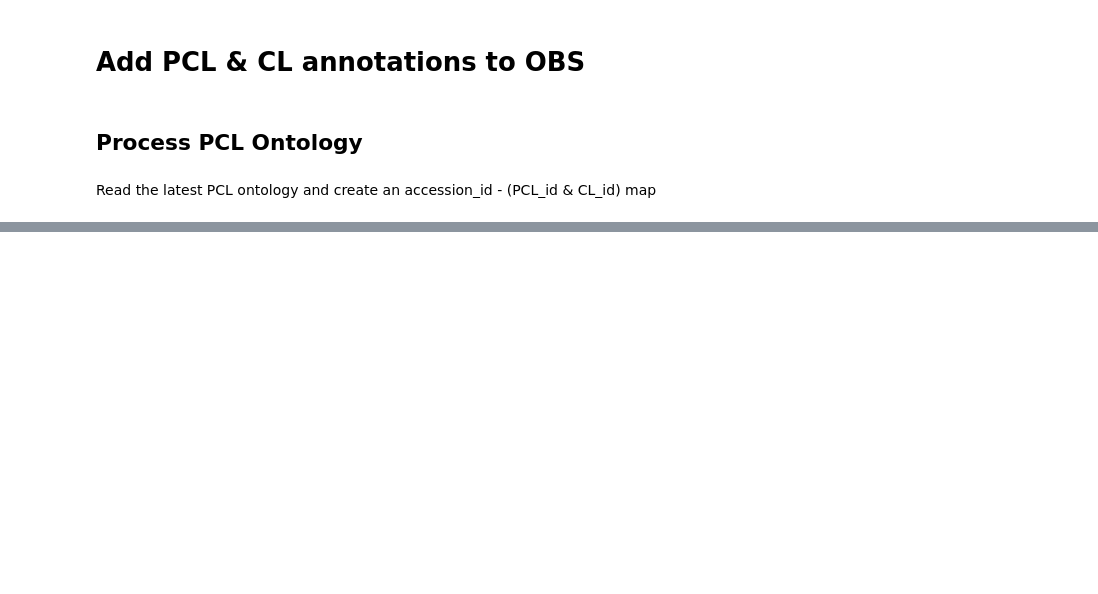
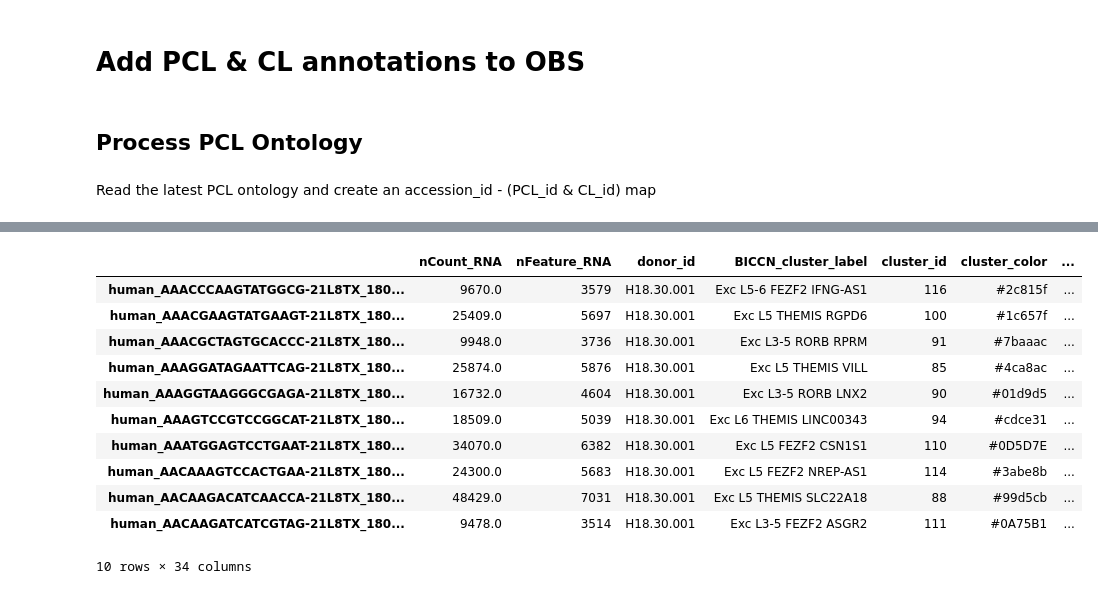
Before and after one commit to hkir-dev/h5ad-annotation, a Jupyter notebook: BDSO-multi-species-correlation.ipynb, the cells around one changed output, grey strips where cells are left out. Saved outputs shown, nothing was run; the diff lists cells and outputs as text; code cells hidden in the pictures; blank space fills up the shorter version.

```diff
--- a/BDSO-multi-species-correlation.ipynb
+++ b/BDSO-multi-species-correlation.ipynb
@@ -399,0 +403,3 @@ pcl_mapping["CS202002013_1"]
+# %%
+accession_to_sample = df.set_index("sample_name")
+accession_to_sample.head(5)
@@ -399,0 +414,15 @@ pcl_mapping["CS202002013_1"]
+# %%
+def add_cl_id(row):
+    cl_id = ""
+    # search barcode in the inverse table and get related accession_ids (0 or 1 result)
+    if row.name in accession_to_sample.index:
+        samples = accession_to_sample.loc[row.name]
+        links = samples[samples["type"] == "Cell Type"].accession_id.unique().tolist()
+        if links:
+            accession_id = links[0]
+            cl_id = str(pcl_mapping[accession_id]["cl_id"]).replace("http://purl.obolibrary.org/obo/CL_", "CL:")
+    return cl_id
+
+print(ann_data_excitory.obs.shape)
+cl_id_column = ann_data_excitory.obs.apply(lambda row: add_cl_id(row), axis=1)
+cl_id_column.head(5)
@@ -399,0 +437,15 @@ pcl_mapping["CS202002013_1"]
+# %%
+def add_cl_label(row):
+    cl_label = ""
+    # search barcode in the inverse table and get related accession_ids (0 or 1 result)
+    if row.name in accession_to_sample.index:
+        samples = accession_to_sample.loc[row.name]
+        links = samples[samples["type"] == "Cell Type"].accession_id.unique().tolist()
+        if links:
+            accession_id = links[0]
+            cl_label = str(pcl_mapping[accession_id]["cl_label"]).strip()
+    return cl_label
+
+print(ann_data_excitory.obs.shape)
+cl_label_column = ann_data_excitory.obs.apply(lambda row: add_cl_label(row), axis=1)
+cl_label_column.head(5)
@@ -399,0 +460,19 @@ pcl_mapping["CS202002013_1"]
+# %%
+ann_data_excitory.obs["cell_type_ontology_term_id"] = cl_id_column
+ann_data_excitory.obs["cell_type"] = cl_label_column
+ad.AnnData.write_h5ad(ann_data_excitory, "h5ad-out/evolution-of-cellular-diversity-excitory-cellxgene.h5ad", compression="gzip")
+
+ann_data_excitory.obs.head(10)
+# %% [output]
+|  | nCount_RNA | nFeature_RNA | donor_id | BICCN_cluster_label | cluster_id | cluster_color | ... |
+| human_AAACCCAAGTATGGCG-21L8TX_180... | 9670.0 | 3579 | H18.30.001 | Exc L5-6 FEZF2 IFNG-AS1 | 116 | #2c815f | ... |
+| human_AAACGAAGTATGAAGT-21L8TX_180... | 25409.0 | 5697 | H18.30.001 | Exc L5 THEMIS RGPD6 | 100 | #1c657f | ... |
+| human_AAACGCTAGTGCACCC-21L8TX_180... | 9948.0 | 3736 | H18.30.001 | Exc L3-5 RORB RPRM | 91 | #7baaac | ... |
+| human_AAAGGATAGAATTCAG-21L8TX_180... | 25874.0 | 5876 | H18.30.001 | Exc L5 THEMIS VILL | 85 | #4ca8ac | ... |
+| human_AAAGGTAAGGGCGAGA-21L8TX_180... | 16732.0 | 4604 | H18.30.001 | Exc L3-5 RORB LNX2 | 90 | #01d9d5 | ... |
+| human_AAAGTCCGTCCGGCAT-21L8TX_180... | 18509.0 | 5039 | H18.30.001 | Exc L6 THEMIS LINC00343 | 94 | #cdce31 | ... |
+| human_AAATGGAGTCCTGAAT-21L8TX_180... | 34070.0 | 6382 | H18.30.001 | Exc L5 FEZF2 CSN1S1 | 110 | #0D5D7E | ... |
+| human_AACAAAGTCCACTGAA-21L8TX_180... | 24300.0 | 5683 | H18.30.001 | Exc L5 FEZF2 NREP-AS1 | 114 | #3abe8b | ... |
+| human_AACAAGACATCAACCA-21L8TX_180... | 48429.0 | 7031 | H18.30.001 | Exc L5 THEMIS SLC22A18 | 88 | #99d5cb | ... |
+| human_AACAAGATCATCGTAG-21L8TX_180... | 9478.0 | 3514 | H18.30.001 | Exc L3-5 FEZF2 ASGR2 | 111 | #0A75B1 | ... |
+10 rows × 34 columns
```
Also changed, not shown: parts of 18 cells of this notebook.
